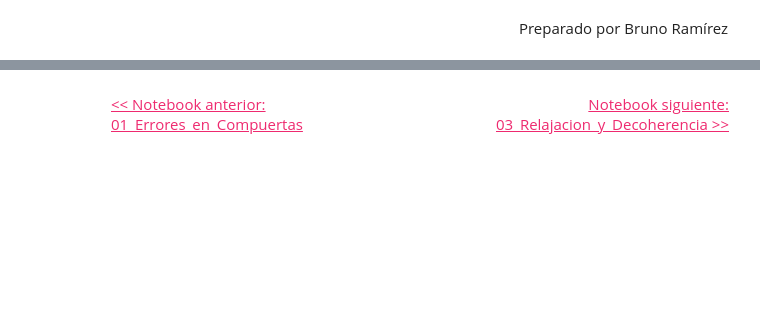
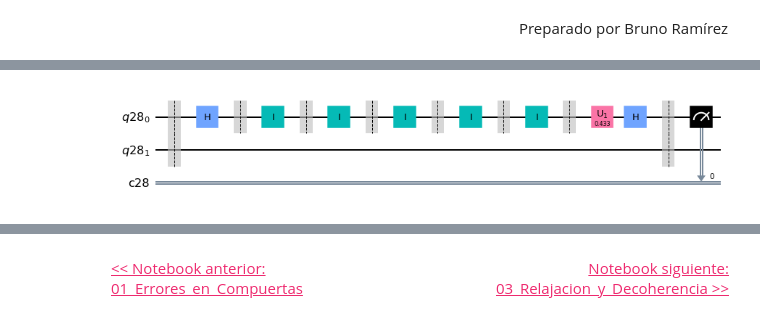
Before and after one commit to QMexico/taller-qiskit, a Jupyter notebook: 04_Qiskit_Ignis/02_Error_ZZ.ipynb, the cells around one changed output, grey strips where cells are left out. Saved outputs shown, nothing was run; the diff lists cells and outputs as text; code cells hidden in the pictures; blank space fills up the shorter version.

```diff
--- a/04_Qiskit_Ignis/02_Error_ZZ.ipynb
+++ b/04_Qiskit_Ignis/02_Error_ZZ.ipynb
@@ -82,0 +159,4 @@ Bastará con determinar las frecuencias de oscilación de cada qubit. Para esto
+# %%
+zz_circs[1].draw(output = "mpl")
+# %% [output]
+[figure, added]
```
Also changed, not shown: parts of 20 cells of this notebook, 2 other files.
